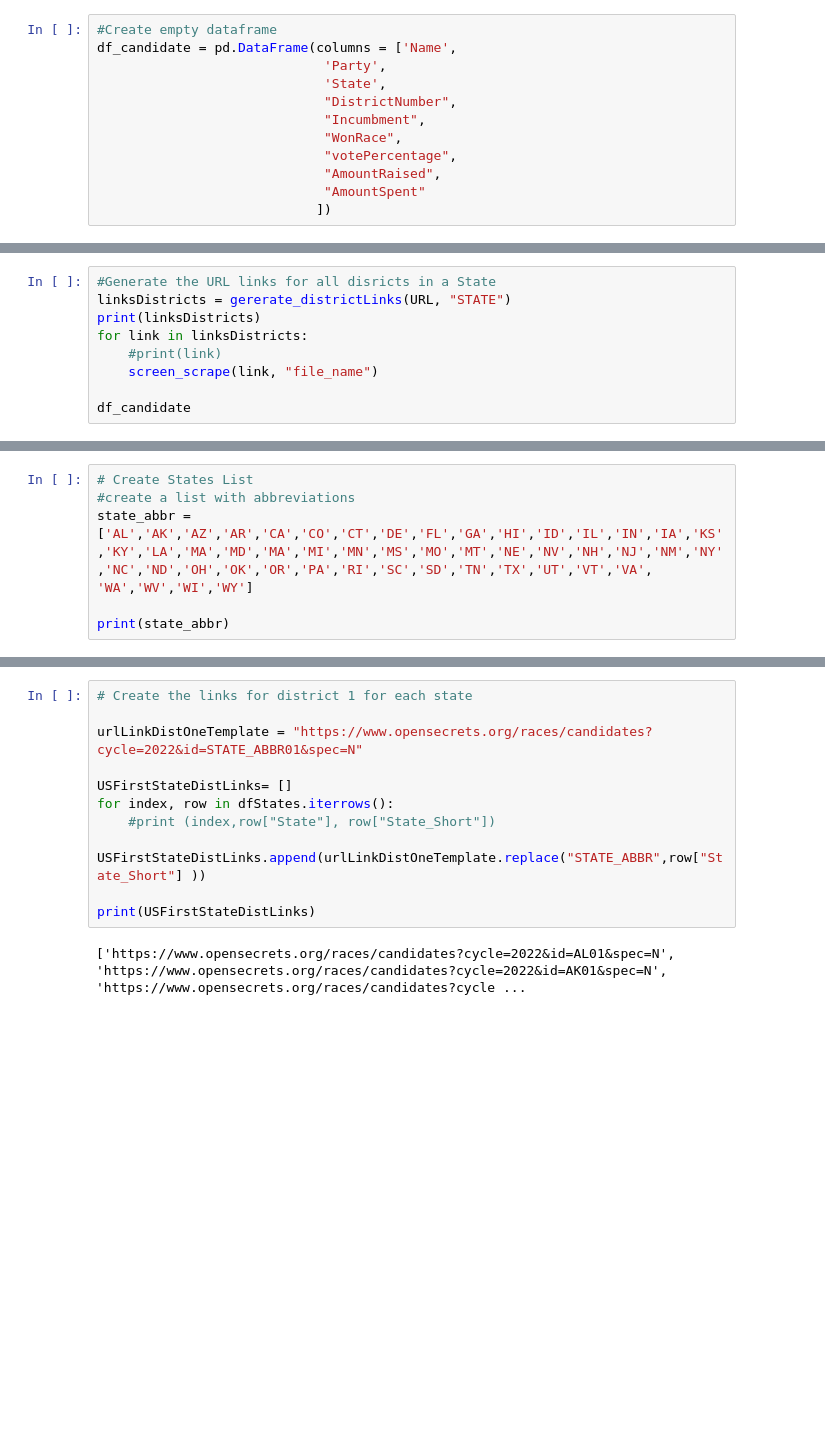
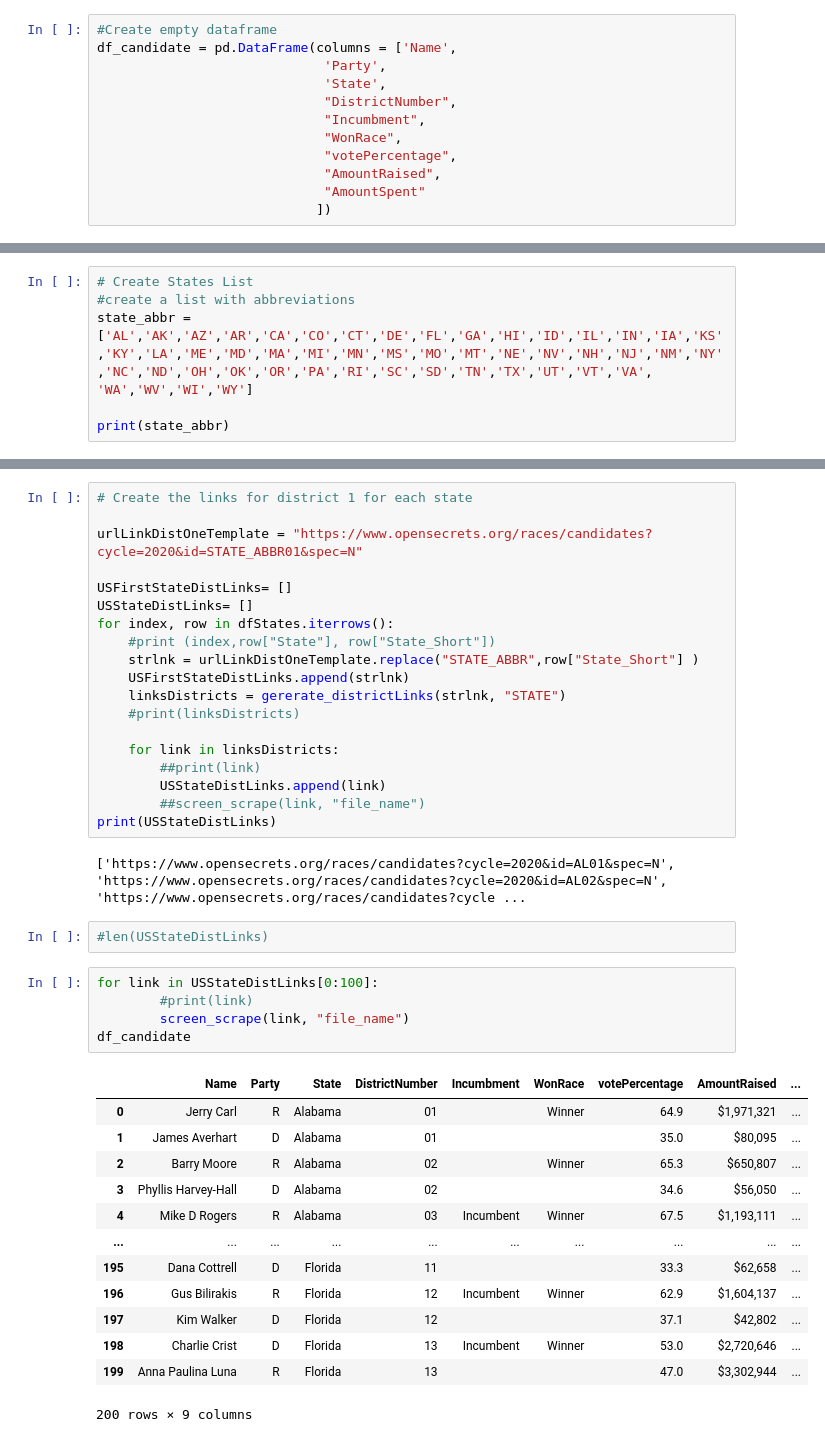
Before and after one commit to ashamaheshwari/webscraping_open_secrets-twix, a Jupyter notebook: AK_Webscrape.ipynb, the cells around one changed output, grey strips where cells are left out. Saved outputs shown, nothing was run; the diff lists cells and outputs as text; blank space fills up the shorter version.

Commit message:
Getting all the states districts loaded

```diff
--- a/AK_Webscrape.ipynb
+++ b/AK_Webscrape.ipynb
@@ -110,11 +114,2 @@ def screen_scrape(urlLink, file_name):
 
 #end function screen_scrape
-# %%
-#Generate the URL links for all disricts in a State
-linksDistricts = gererate_districtLinks(URL, "STATE")
-print(linksDistricts)
-for link in linksDistricts:
-    #print(link)
-    screen_scrape(link, "file_name")
-
-df_candidate
@@ -142,7 +119,7 @@ df_candidate
 # %%
 # Create States List
 #create a list with abbreviations
-state_abbr = ['AL','AK','AZ','AR','CA','CO','CT','DE','FL','GA','HI','ID','IL','IN','IA','KS','KY','LA','MA','MD','MA','MI','MN','MS','MO','MT','NE','NV','NH','NJ','NM','NY','NC','ND','OH','OK','OR','PA','RI','SC','SD','TN','TX','UT','VT','VA',
+state_abbr = ['AL','AK','AZ','AR','CA','CO','CT','DE','FL','GA','HI','ID','IL','IN','IA','KS','KY','LA','ME','MD','MA','MI','MN','MS','MO','MT','NE','NV','NH','NJ','NM','NY','NC','ND','OH','OK','OR','PA','RI','SC','SD','TN','TX','UT','VT','VA',
 'WA','WV','WI','WY']
 
 print(state_abbr)
@@ -180,13 +175,42 @@ dfStates["State_Short"] = state_abbr
 # %%
 # Create the links for district 1 for each state
 
-urlLinkDistOneTemplate = "https://www.opensecrets.org/races/candidates?cycle=2022&id=STATE_ABBR01&spec=N"
+urlLinkDistOneTemplate = "https://www.opensecrets.org/races/candidates?cycle=2020&id=STATE_ABBR01&spec=N"
 
 USFirstStateDistLinks= []
+USStateDistLinks= []
 for index, row in dfStates.iterrows():
     #print (index,row["State"], row["State_Short"])
-    USFirstStateDistLinks.append(urlLinkDistOneTemplate.replace("STATE_ABBR",row["State_Short"] ))
+    strlnk = urlLinkDistOneTemplate.replace("STATE_ABBR",row["State_Short"] )
+    USFirstStateDistLinks.append(strlnk)
+    linksDistricts = gererate_districtLinks(strlnk, "STATE")
+    #print(linksDistricts)
 
-print(USFirstStateDistLinks)
+    for link in linksDistricts:
+        ##print(link)
+        USStateDistLinks.append(link)
+        ##screen_scrape(link, "file_name")
+print(USStateDistLinks)
 # %% [output]
-['https://www.opensecrets.org/races/candidates?cycle=2022&id=AL01&spec=N', 'https://www.opensecrets.org/races/candidates?cycle=2022&id=AK01&spec=N', 'https://www.opensecrets.org/races/candidates?cycle ...
+['https://www.opensecrets.org/races/candidates?cycle=2020&id=AL01&spec=N', 'https://www.opensecrets.org/races/candidates?cycle=2020&id=AL02&spec=N', 'https://www.opensecrets.org/races/candidates?cycle ...
+# %%
+#len(USStateDistLinks)
+# %%
+for link in USStateDistLinks[0:100]:
+        #print(link)
+        screen_scrape(link, "file_name")
+df_candidate
+# %% [output]
+|  | Name | Party | State | DistrictNumber | Incumbment | WonRace | votePercentage | AmountRaised | ... |
+| 0 | Jerry Carl | R | Alabama | 01 |  | Winner | 64.9 | $1,971,321 | ... |
+| 1 | James Averhart | D | Alabama | 01 |  |  | 35.0 | $80,095 | ... |
+| 2 | Barry Moore | R | Alabama | 02 |  | Winner | 65.3 | $650,807 | ... |
+| 3 | Phyllis Harvey-Hall | D | Alabama | 02 |  |  | 34.6 | $56,050 | ... |
+| 4 | Mike D Rogers | R | Alabama | 03 | Incumbent | Winner | 67.5 | $1,193,111 | ... |
+| ... | ... | ... | ... | ... | ... | ... | ... | ... | ... |
+| 195 | Dana Cottrell | D | Florida | 11 |  |  | 33.3 | $62,658 | ... |
+| 196 | Gus Bilirakis | R | Florida | 12 | Incumbent | Winner | 62.9 | $1,604,137 | ... |
+| 197 | Kim Walker | D | Florida | 12 |  |  | 37.1 | $42,802 | ... |
+| 198 | Charlie Crist | D | Florida | 13 | Incumbent | Winner | 53.0 | $2,720,646 | ... |
+| 199 | Anna Paulina Luna | R | Florida | 13 |  |  | 47.0 | $3,302,944 | ... |
+200 rows × 9 columns
```
Also changed, not shown: parts of 9 cells of this notebook.
